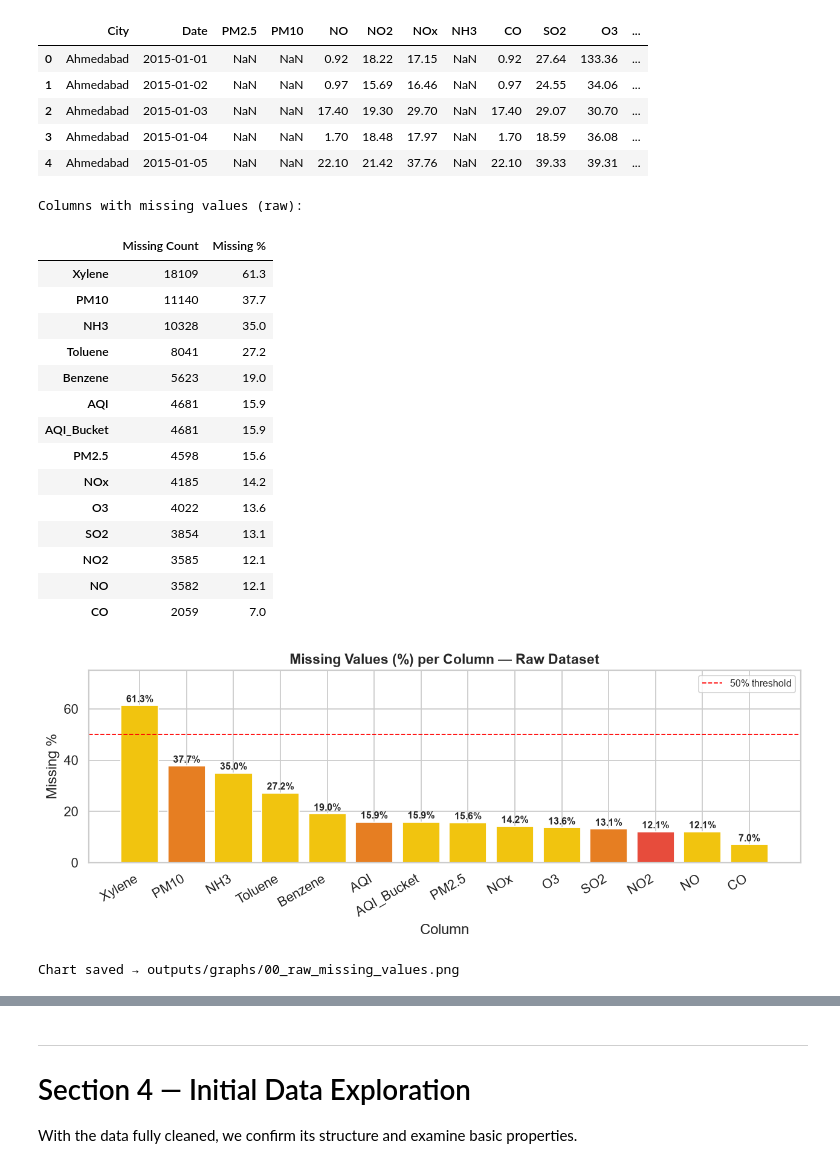
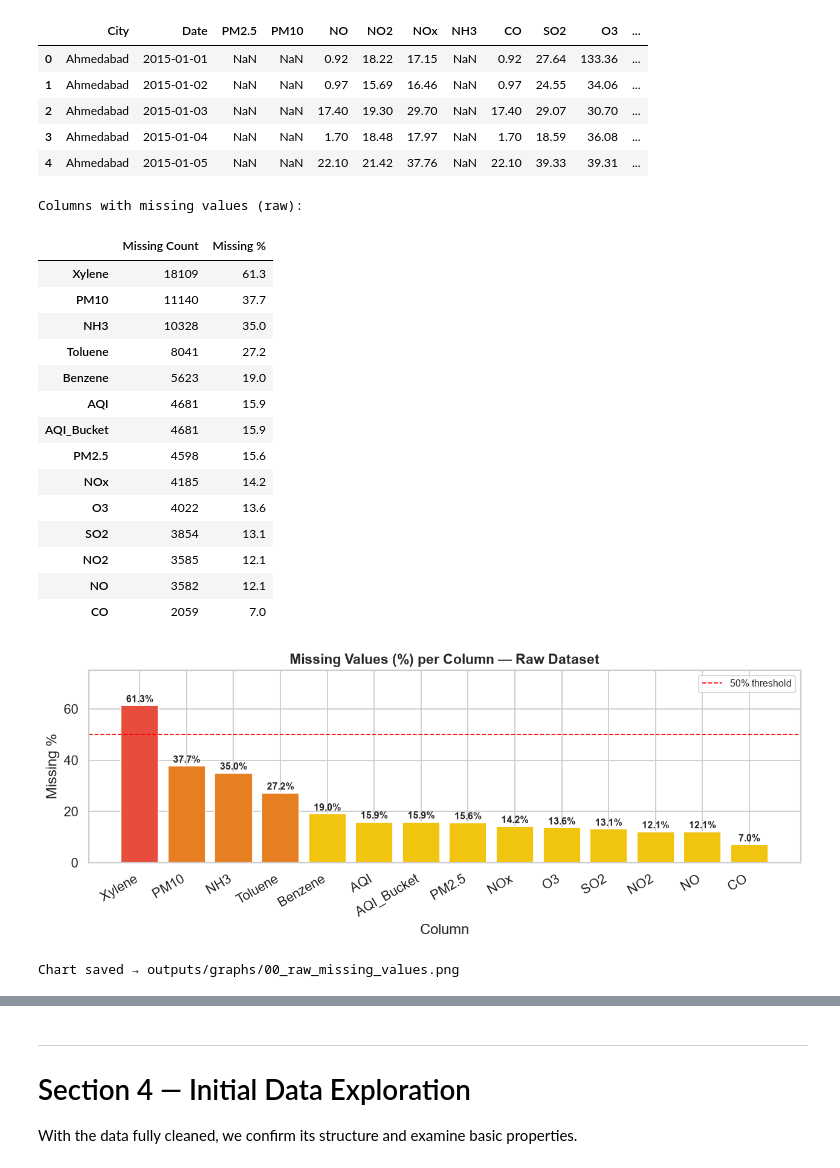
Before and after one commit to omkarrkr/DEV-AAT-SDG11-Air-Quality-Analysis, a Jupyter notebook: notebooks/SDG11_Air_Quality_Analysis.ipynb, the cells around one changed output, grey strips where cells are left out. Cells and saved outputs as stored; diff of their text form; code cells hidden in the pictures.

```diff
--- a/notebooks/SDG11_Air_Quality_Analysis.ipynb
+++ b/notebooks/SDG11_Air_Quality_Analysis.ipynb
@@ -62,31 +44,27 @@ This analysis answers the following specific questions:
 ---
 # Section 2 — Import Libraries
 # %%
+from pathlib import Path
+import os
+import sys
+
+import matplotlib.pyplot as plt
+import numpy as np
 import pandas as pd
-import numpy as np
-import matplotlib.pyplot as plt
-import matplotlib.ticker as mticker
 import seaborn as sns
-import os
-import warnings
 
-warnings.filterwarnings('ignore')
+PROJECT_ROOT = next(
+    (path for path in (Path.cwd(), *Path.cwd().parents) if (path / "src" / "dfmodif.py").is_file()),
+    None,
+)
+if PROJECT_ROOT is None:
+    raise RuntimeError("Start Jupyter from the project directory or its notebooks subdirectory.")
+sys.path.insert(0, str(PROJECT_ROOT))
 
-# ── Output directory for saving graphs ──
-NOTEBOOK_DIR = os.path.abspath('')
-PROJECT_ROOT = os.path.dirname(NOTEBOOK_DIR)
-GRAPH_DIR    = os.path.join(PROJECT_ROOT, 'outputs', 'graphs')
-TABLE_DIR    = os.path.join(PROJECT_ROOT, 'outputs', 'tables')
-os.makedirs(GRAPH_DIR, exist_ok=True)
-os.makedirs(TABLE_DIR, exist_ok=True)
+from src.analysis import KEY_COLUMNS, MONTH_ORDER, aqi_summary, comparable_period, sensitivity_checks
+from src.dfmodif import POLLUTANTS, RAW_PATH, clean_city_days, prepare_city_days, quality_report
 
-# ── Global style settings ──
-sns.set_theme(style='whitegrid', palette='muted', font_scale=1.1)
-plt.rcParams.update({
-    'figure.dpi'  : 130,
-    'savefig.dpi' : 150,
-    'savefig.bbox': 'tight',
-})
-
-print('Libraries imported successfully.')
-print(f'Graphs will be saved to: {GRAPH_DIR}')
+GRAPH_DIR = PROJECT_ROOT / "outputs" / "graphs"
+GRAPH_DIR.mkdir(parents=True, exist_ok=True)
+sns.set_theme(style="whitegrid", palette="muted", font_scale=1.1)
+plt.rcParams.update({"figure.dpi": 130, "savefig.dpi": 150, "savefig.bbox": "tight"})
@@ -169,39 +126,39 @@ display(missing_df)
 # Bar chart of missing values
 fig, ax = plt.subplots(figsize=(10, 4))
 colors = ['#e74c3c' if p > 50 else '#e67e22' if p > 25 else '#f1c40f'
-          for p in raw_missing_pct[raw_missing_pct > 0]]
+          for p in missing_df['Missing %']]
 ax.bar(missing_df.index, missing_df['Missing %'], color=colors, edgecolor='white')
 for i, (col, row) in enumerate(missing_df.iterrows()):
     ax.text(i, row['Missing %'] + 0.5, f"{row['Missing %']}%",
             ha='center', va='bottom', fontsize=9, fontweight='bold')
 ax.axhline(50, color='red', linestyle='--', linewidth=1, label='50% threshold')
 ax.set_title('Missing Values (%) per Column — Raw Dataset', fontsize=13, fontweight='bold')
 ax.set_xlabel('Column')
 ax.set_ylabel('Missing %')
 ax.set_ylim(0, 75)
 ax.legend(fontsize=9)
 plt.xticks(rotation=30, ha='right')
 plt.tight_layout()
 plt.savefig(os.path.join(GRAPH_DIR, '00_raw_missing_values.png'))
 plt.show()
 print('Chart saved → outputs/graphs/00_raw_missing_values.png')
 # %% [output]
 Columns with missing values (raw):
 |  | Missing Count | Missing % |
 | Xylene | 18109 | 61.3 |
 | PM10 | 11140 | 37.7 |
 | NH3 | 10328 | 35.0 |
 | Toluene | 8041 | 27.2 |
 | Benzene | 5623 | 19.0 |
 | AQI | 4681 | 15.9 |
 | AQI_Bucket | 4681 | 15.9 |
 | PM2.5 | 4598 | 15.6 |
 | NOx | 4185 | 14.2 |
 | O3 | 4022 | 13.6 |
 | SO2 | 3854 | 13.1 |
 | NO2 | 3585 | 12.1 |
 | NO | 3582 | 12.1 |
 | CO | 2059 | 7.0 |
-[figure, old version]
+[figure, new version]
 Chart saved → outputs/graphs/00_raw_missing_values.png
 # %% [markdown]
```
Also changed, not shown: parts of 46 cells of this notebook, 25 other files.
